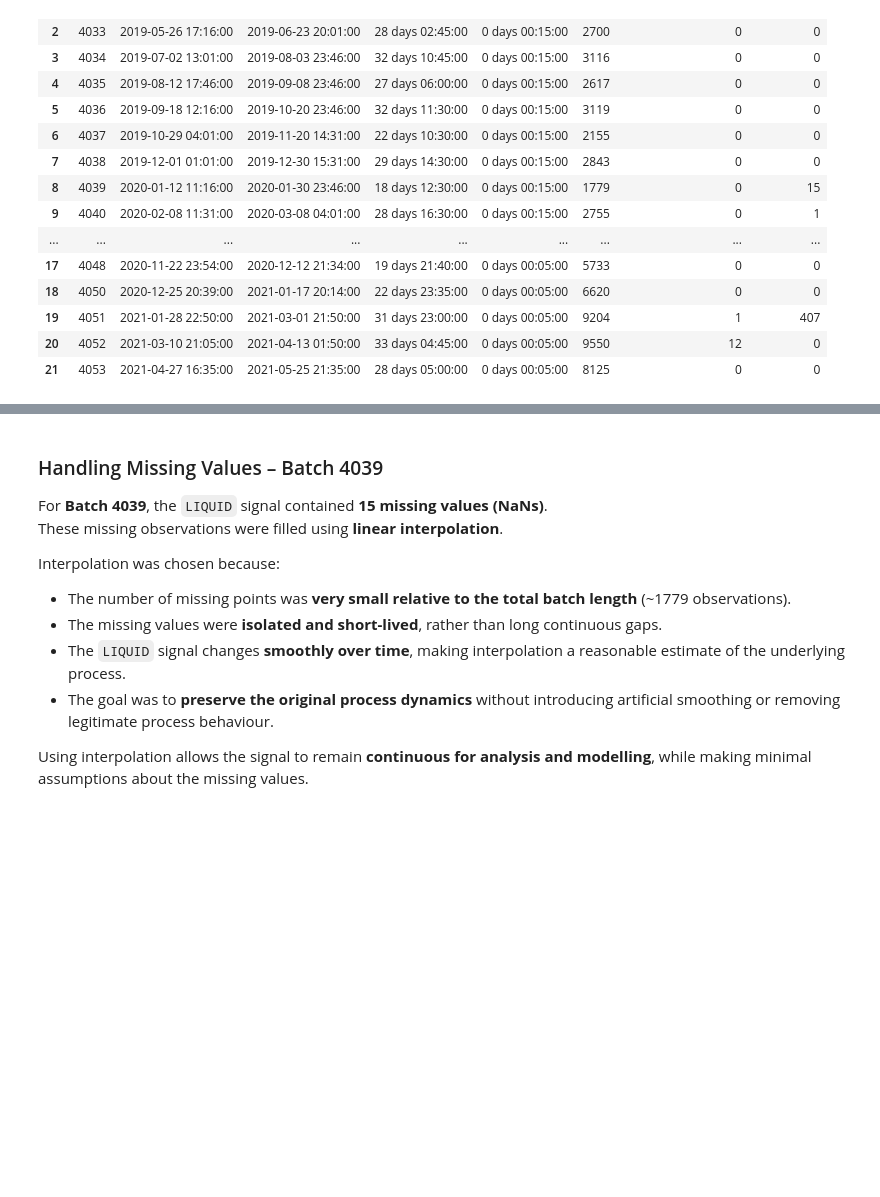
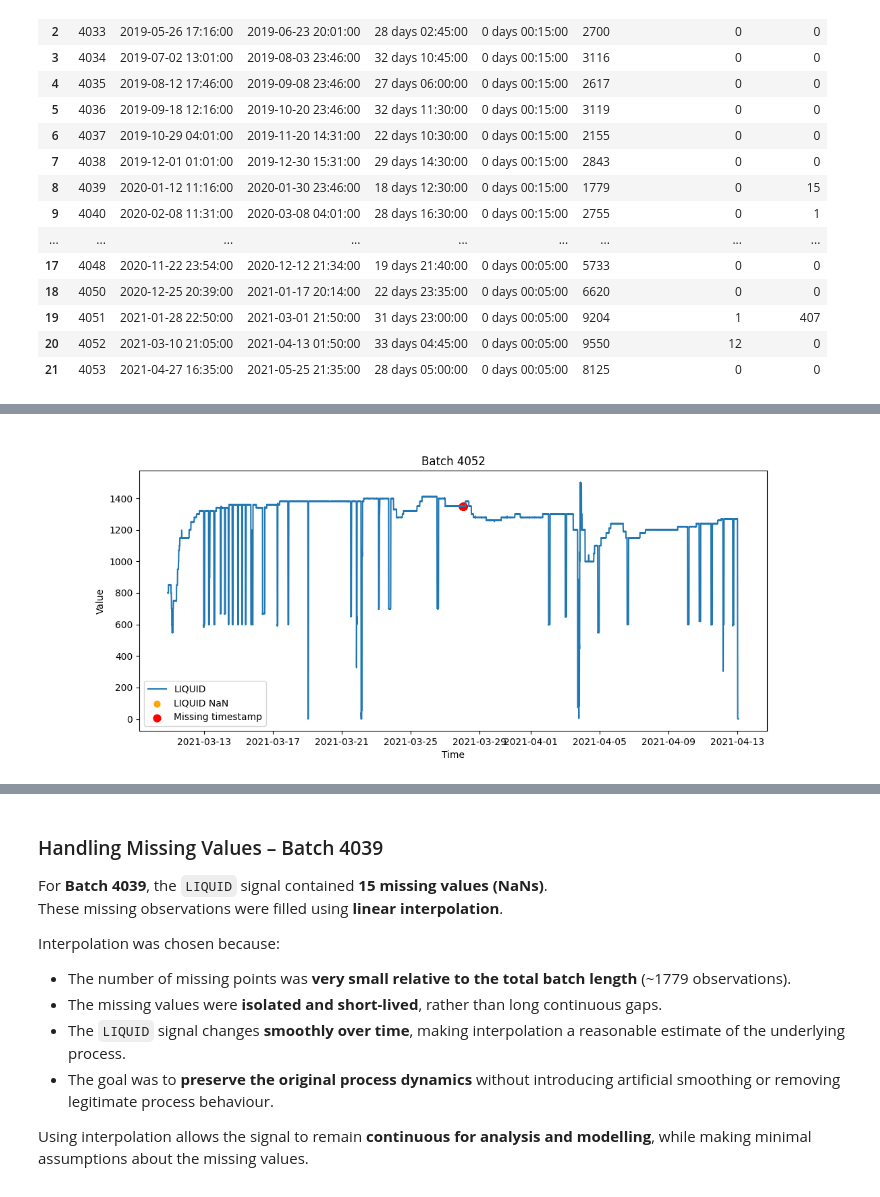
Before and after one commit to RichardFisher1/Applied, a Jupyter notebook: notebooks/RichardNotes.ipynb, the cells around one changed output, grey strips where cells are left out. Saved outputs shown, nothing was run; the diff lists cells and outputs as text; code cells hidden in the pictures; blank space fills up the shorter version.

```diff
--- a/notebooks/RichardNotes.ipynb
+++ b/notebooks/RichardNotes.ipynb
@@ -529,0 +299,4 @@ df_batch_trimmed["LIQUID"] = df_batch_trimmed["LIQUID"].interpolate(limit=4)
+# %%
+plot_batch_series(op_df, 4052, ["LIQUID"], freq='5min')
+# %% [output]
+[figure, added]
```
Also changed, not shown: parts of 20 cells of this notebook.
